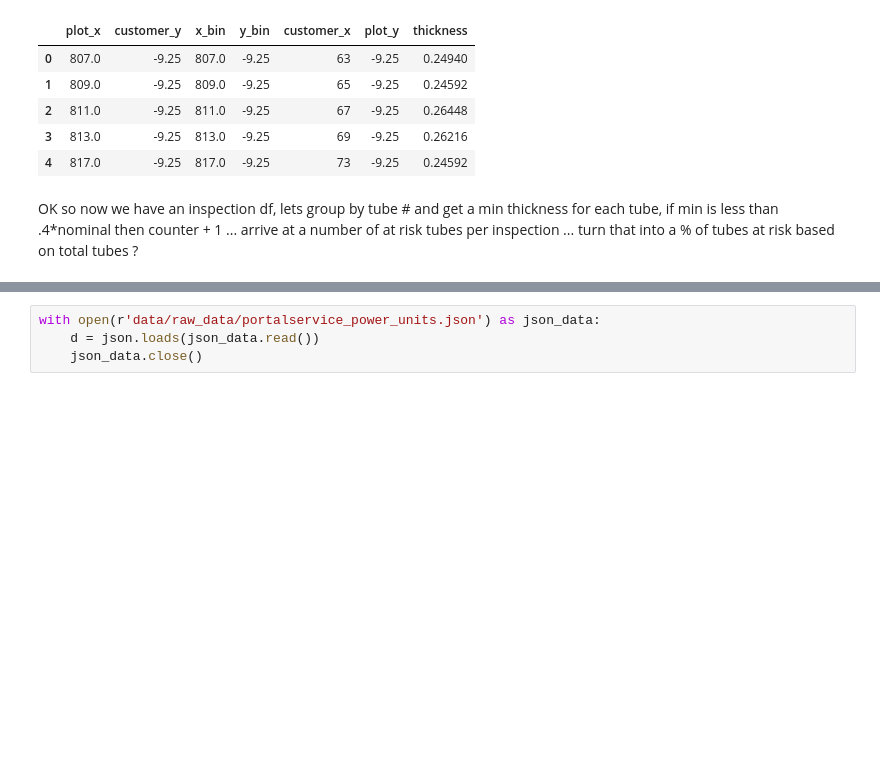
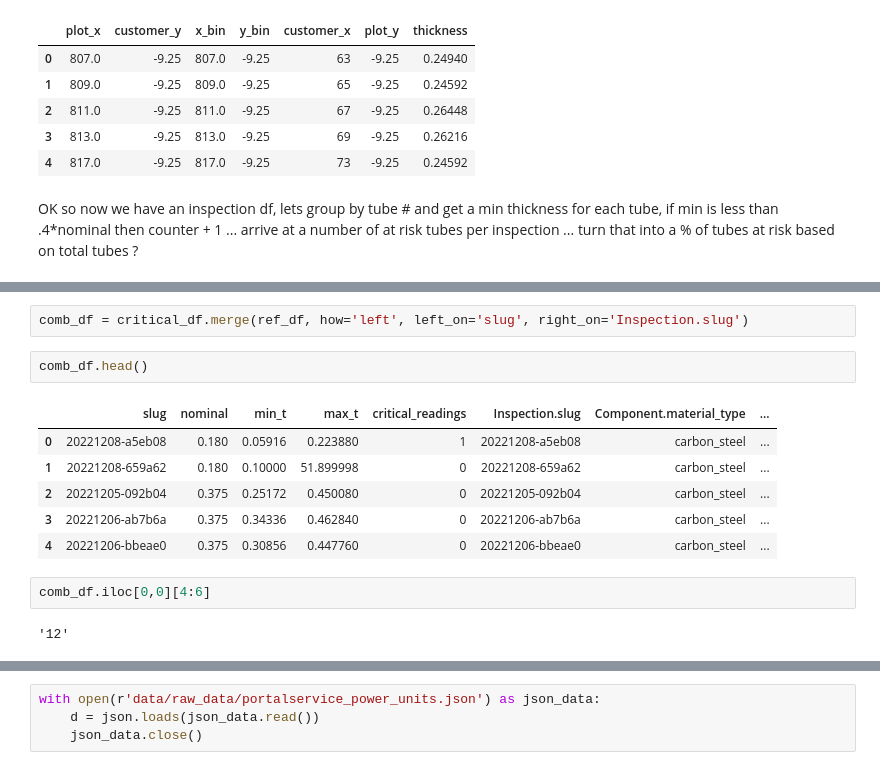
Before and after one commit to GeckoRobotics/davos-data-project, a Jupyter notebook: notebooks/davos.ipynb, the cells around one changed output, grey strips where cells are left out. Cells and saved outputs as stored; diff of their text form; blank space fills up the shorter version.

```diff
--- a/notebooks/davos.ipynb
+++ b/notebooks/davos.ipynb
@@ -620,0 +822,15 @@ inspection_df.groupby(['customer_x'])['thickness'].min().to_list()
+# %%
+comb_df = critical_df.merge(ref_df, how='left', left_on='slug', right_on='Inspection.slug')
+# %%
+comb_df.head()
+# %% [output]
+|  | slug | nominal | min_t | max_t | critical_readings | Inspection.slug | Component.material_type | ... |
+| 0 | 20221208-a5eb08 | 0.180 | 0.05916 | 0.223880 | 1 | 20221208-a5eb08 | carbon_steel | ... |
+| 1 | 20221208-659a62 | 0.180 | 0.10000 | 51.899998 | 0 | 20221208-659a62 | carbon_steel | ... |
+| 2 | 20221205-092b04 | 0.375 | 0.25172 | 0.450080 | 0 | 20221205-092b04 | carbon_steel | ... |
+| 3 | 20221206-ab7b6a | 0.375 | 0.34336 | 0.462840 | 0 | 20221206-ab7b6a | carbon_steel | ... |
+| 4 | 20221206-bbeae0 | 0.375 | 0.30856 | 0.447760 | 0 | 20221206-bbeae0 | carbon_steel | ... |
+# %%
+comb_df.iloc[0,0][4:6]
+# %% [output]
+'12'
```
Also changed, not shown: parts of 28 cells of this notebook.
